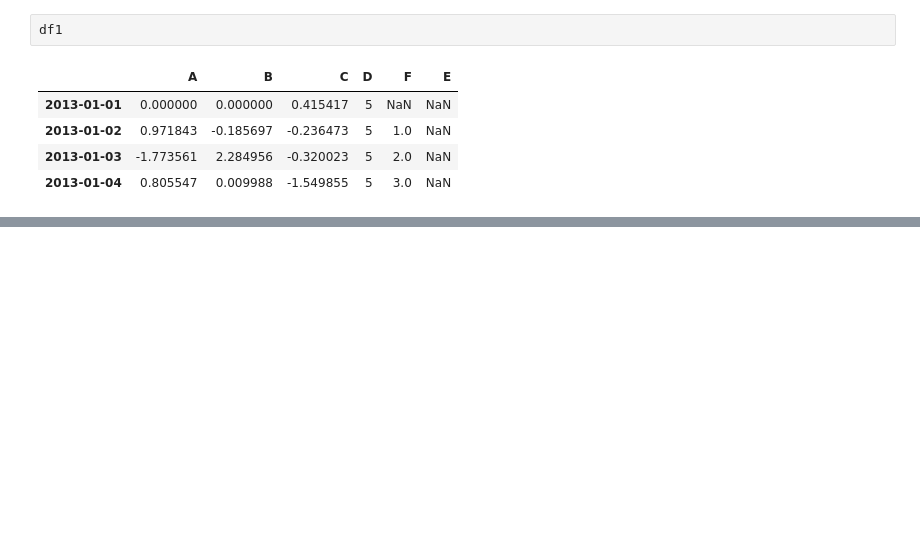
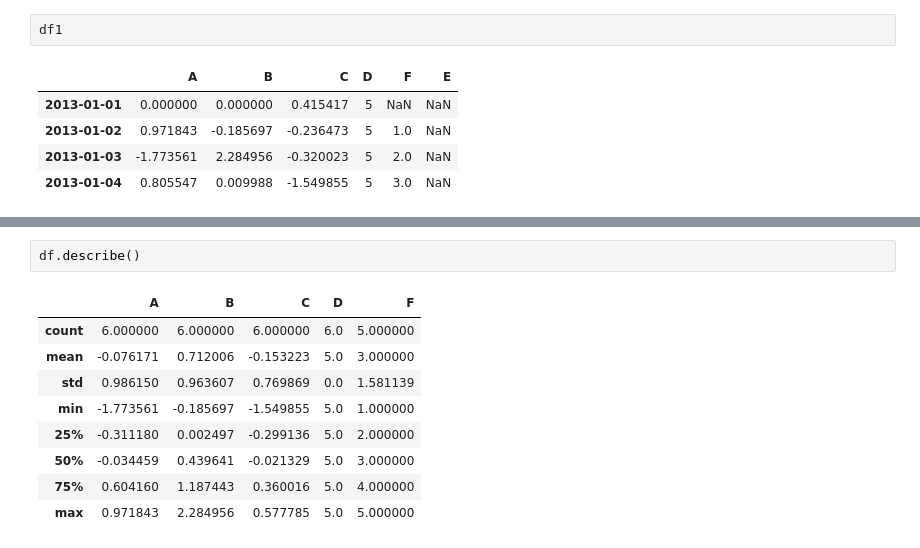
Before and after one commit to Mushaddict/Python, a Jupyter notebook: Pands入门教程/十分钟入门Pandas.ipynb, the cells around one changed output, grey strips where cells are left out. Cells and saved outputs as stored; diff of their text form; blank space fills up the shorter version.

```diff
--- a/Pands入门教程/十分钟入门Pandas.ipynb
+++ b/Pands入门教程/十分钟入门Pandas.ipynb
@@ -476,0 +506,12 @@ df1.loc[dates[0]]
+# %%
+df.describe()
+# %% [output]
+|  | A | B | C | D | F |
+| count | 6.000000 | 6.000000 | 6.000000 | 6.0 | 5.000000 |
+| mean | -0.076171 | 0.712006 | -0.153223 | 5.0 | 3.000000 |
+| std | 0.986150 | 0.963607 | 0.769869 | 0.0 | 1.581139 |
+| min | -1.773561 | -0.185697 | -1.549855 | 5.0 | 1.000000 |
+| 25% | -0.311180 | 0.002497 | -0.299136 | 5.0 | 2.000000 |
+| 50% | -0.034459 | 0.439641 | -0.021329 | 5.0 | 3.000000 |
+| 75% | 0.604160 | 1.187443 | 0.360016 | 5.0 | 4.000000 |
+| max | 0.971843 | 2.284956 | 0.577785 | 5.0 | 5.000000 |
```
Also changed, not shown: parts of 6 cells of this notebook.
